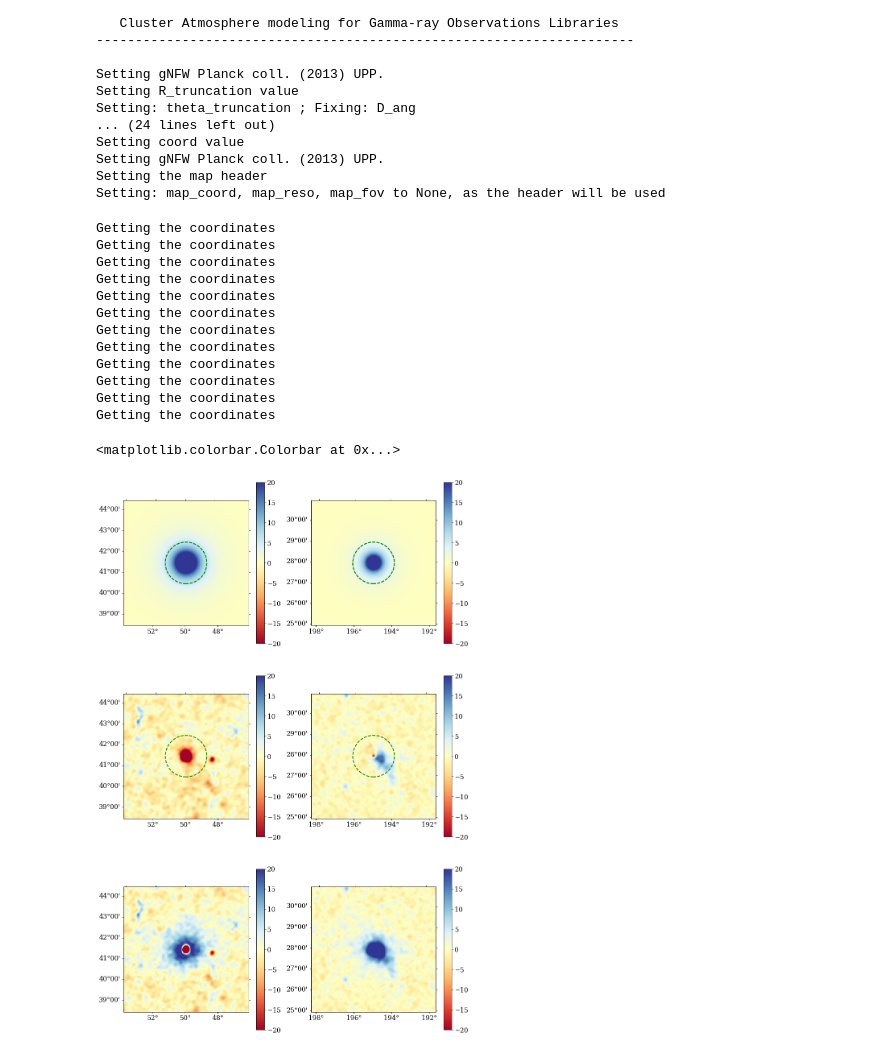
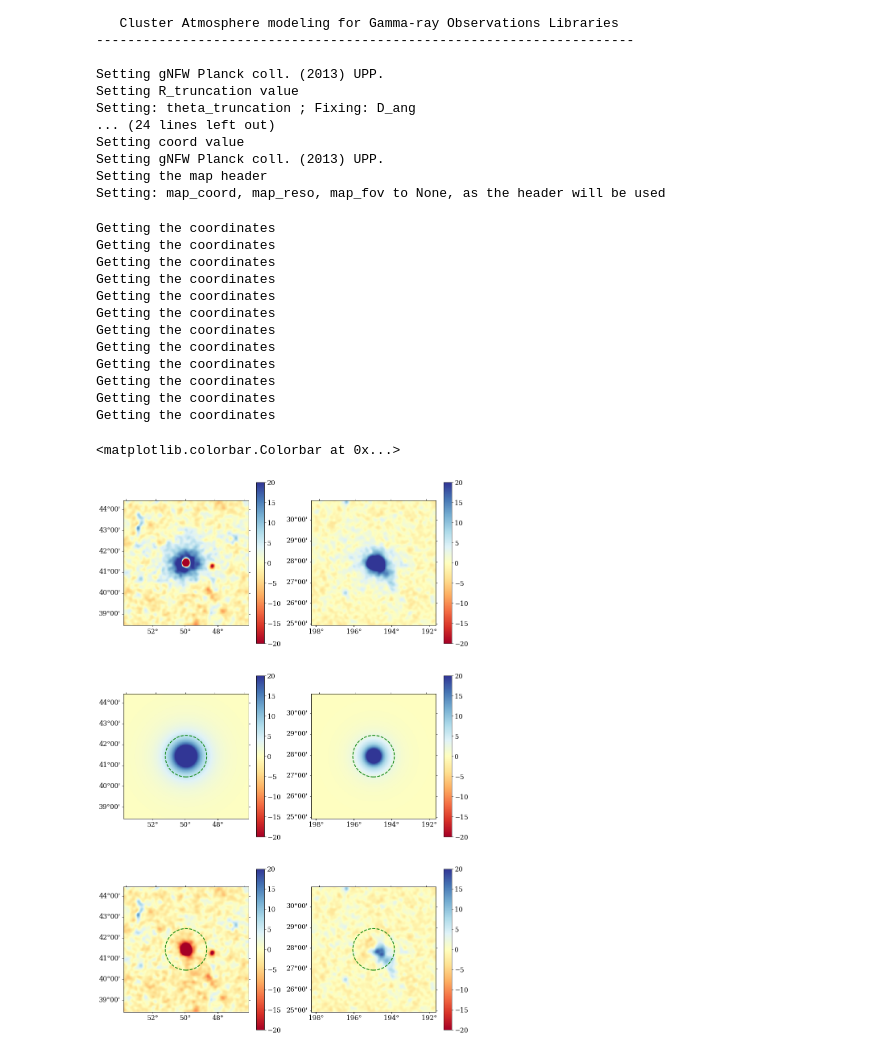
Before and after one commit to renlliang3/ClusterModel, a Jupyter notebook: notebook/model_developement.ipynb, the cells around one changed output. Saved outputs shown, nothing was run; the diff lists cells and outputs as text; code cells hidden in the pictures.

```diff
--- a/notebook/model_developement.ipynb
+++ b/notebook/model_developement.ipynb
@@ -1056,10 +1054,44 @@ y2 = cluster2.get_sz_map(Compton_only=True)
+# %%
+# Get the model ymaps
+h1 = cluster1.get_map_header()
+y1 = cluster1.get_sz_map(Compton_only=True)
+h2 = cluster2.get_map_header()
+y2 = cluster2.get_sz_map(Compton_only=True)
+
+
+FWHM2sigma = 1.0/(2.0*np.sqrt(2*np.log(2)))
+sm = np.sqrt(5.0**2 + 10.0**2)
+y1 = ndimage.gaussian_filter(y1.value, sigma=(FWHM2sigma*sm/60/reso_out, FWHM2sigma*sm/60/reso_out), order=0)*y1.unit
+y2 = ndimage.gaussian_filter(y2.value, sigma=(FWHM2sigma*sm/60/reso_out, FWHM2sigma*sm/60/reso_out), order=0)*y2.unit
 # %%
 rad_show = 1.0
 
 fig = plt.figure(1, figsize=(15, 25))
 
+# Perseus
+ax5 = plt.subplot(321, projection=WCS(header1))
+plt.imshow(1e6*ymap1, vmin=-20, vmax=20, origin='lower', cmap='RdYlBu')
+circle_500 = matplotlib.patches.Ellipse((coord1.ra.value, coord1.dec.value),
+                                        2*rad_show/np.cos(coord1.dec.value*np.pi/180), 2*rad_show,
+                                        linewidth=2, fill=False, zorder=2,
+                                        edgecolor='green', linestyle='dashed',facecolor='none',
+                                        transform=ax1.get_transform('fk5'))
+ax1.add_patch(circle_500)
+plt.colorbar()
+
+# Coma
+ax6 = plt.subplot(322, projection=WCS(header2))
+plt.imshow(1e6*ymap2, vmin=-20, vmax=20, origin='lower', cmap='RdYlBu')
+circle_500 = matplotlib.patches.Ellipse((coord2.ra.value, coord2.dec.value),
+                                        2*rad_show/np.cos(coord2.dec.value*np.pi/180),2*rad_show,
+                                        linewidth=2, fill=False, zorder=2,
+                                        edgecolor='green', linestyle='dashed',facecolor='none',
+                                        transform=ax2.get_transform('fk5'))
+ax2.add_patch(circle_500)
+plt.colorbar()
+
 # Model 1
-ax1 = plt.subplot(321, projection=WCS(h1))
+ax1 = plt.subplot(323, projection=WCS(h1))
 plt.imshow(1e6*y1, vmin=-20, vmax=20, origin='lower', cmap='RdYlBu')
 circle_500 = matplotlib.patches.Ellipse((cluster1.coord.ra.value, cluster1.coord.dec.value),
                                         2*rad_show/np.cos(cluster1.coord.dec.value*np.pi/180), 2*rad_show,
@@ -1070,7 +1102,7 @@ ax1.add_patch(circle_500)
 plt.colorbar()
 
 # Model 2
-ax2 = plt.subplot(322, projection=WCS(h2))
+ax2 = plt.subplot(324, projection=WCS(h2))
 plt.imshow(1e6*y2, vmin=-20, vmax=20, origin='lower', cmap='RdYlBu')
 circle_500 = matplotlib.patches.Ellipse((cluster2.coord.ra.value, cluster2.coord.dec.value),
                                         2*rad_show/np.cos(cluster2.coord.dec.value*np.pi/180), 2*rad_show,
@@ -1081,60 +1113,38 @@ ax2.add_patch(circle_500)
 plt.colorbar()
 
 # Model 1 - Perseus
-ax3 = plt.subplot(323, projection=WCS(h1))
+ax3 = plt.subplot(325, projection=WCS(h1))
 plt.imshow(1e6*(ymap1-y1.to_value('adu')), vmin=-20, vmax=20, origin='lower', cmap='RdYlBu')
 circle_500 = matplotlib.patches.Ellipse((cluster1.coord.ra.value, cluster1.coord.dec.value),
                                         2*rad_show/np.cos(cluster1.coord.dec.value*np.pi/180), 2*rad_show,
                                         linewidth=2, fill=False, zorder=2,
                                         edgecolor='green', linestyle='dashed',facecolor='none',
                                         transform=ax3.get_transform('fk5'))
 ax3.add_patch(circle_500)
 plt.colorbar()
 
 # Model 2 - Coma
-ax4 = plt.subplot(324, projection=WCS(h2))
+ax4 = plt.subplot(326, projection=WCS(h2))
 plt.imshow(1e6*(ymap2-y2.to_value('adu')), vmin=-20, vmax=20, origin='lower', cmap='RdYlBu')
 circle_500 = matplotlib.patches.Ellipse((cluster2.coord.ra.value, cluster2.coord.dec.value),
                                         2*rad_show/np.cos(cluster2.coord.dec.value*np.pi/180), 2*rad_show,
                                         linewidth=2, fill=False, zorder=2,
                                         edgecolor='green', linestyle='dashed',facecolor='none',
                                         transform=ax4.get_transform('fk5'))
 ax4.add_patch(circle_500)
 plt.colorbar()
-
-# Perseus
-ax5 = plt.subplot(325, projection=WCS(header1))
-plt.imshow(1e6*ymap1, vmin=-20, vmax=20, origin='lower', cmap='RdYlBu')
-circle_500 = matplotlib.patches.Ellipse((coord1.ra.value, coord1.dec.value),
-                                        2*rad_show/np.cos(coord1.dec.value*np.pi/180), 2*rad_show,
-                                        linewidth=2, fill=False, zorder=2,
-                                        edgecolor='green', linestyle='dashed',facecolor='none',
-                                        transform=ax1.get_transform('fk5'))
-ax1.add_patch(circle_500)
-plt.colorbar()
-
-# Coma
-ax6 = plt.subplot(326, projection=WCS(header2))
-plt.imshow(1e6*ymap2, vmin=-20, vmax=20, origin='lower', cmap='RdYlBu')
-circle_500 = matplotlib.patches.Ellipse((coord2.ra.value, coord2.dec.value),
-                                        2*rad_show/np.cos(coord2.dec.value*np.pi/180),2*rad_show,
-                                        linewidth=2, fill=False, zorder=2,
-                                        edgecolor='green', linestyle='dashed',facecolor='none',
-                                        transform=ax2.get_transform('fk5'))
-ax2.add_patch(circle_500)
-plt.colorbar()
 # %% [output]
 Getting the coordinates
 Getting the coordinates
 Getting the coordinates
 Getting the coordinates
 Getting the coordinates
 Getting the coordinates
 Getting the coordinates
 Getting the coordinates
 Getting the coordinates
 Getting the coordinates
 Getting the coordinates
 Getting the coordinates
 <matplotlib.colorbar.Colorbar at 0x...>
-[figure, old version]
+[figure, new version]
```
Also changed, not shown: parts of 3 cells of this notebook, 6 other files.
